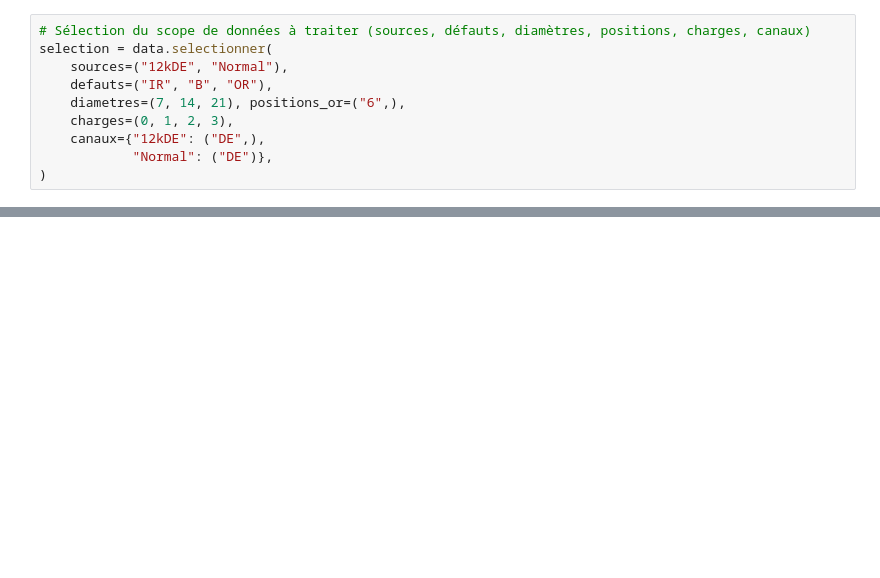
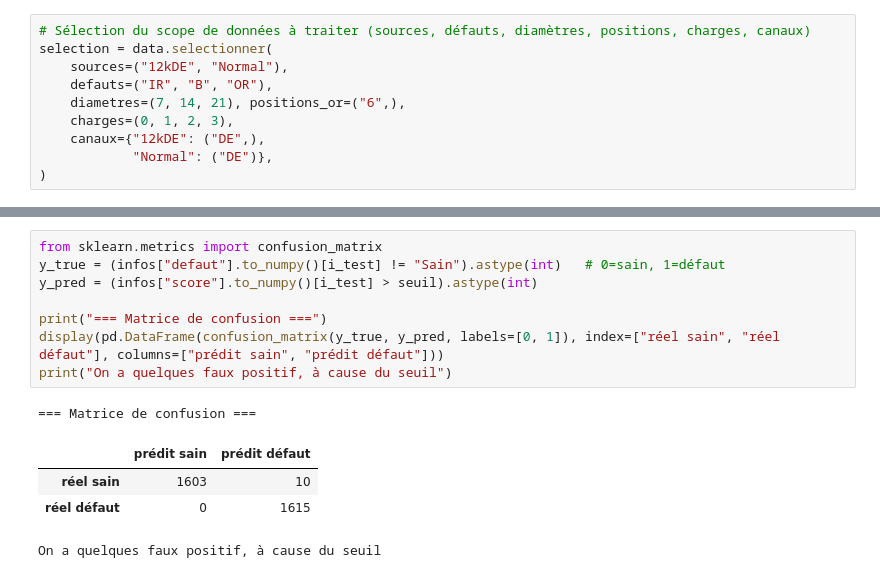
Before and after one commit to Robin3992/BDS_Fault_Detection, a Jupyter notebook: Codes/Robin/AutoEncoder_1.ipynb, the cells around one changed output, grey strips where cells are left out. Saved outputs shown, nothing was run; the diff lists cells and outputs as text; blank space fills up the shorter version.

```diff
--- a/Codes/Robin/AutoEncoder_1.ipynb
+++ b/Codes/Robin/AutoEncoder_1.ipynb
@@ -272,0 +307,14 @@ plt.legend(); plt.show()
+# %%
+from sklearn.metrics import confusion_matrix
+y_true = (infos["defaut"].to_numpy()[i_test] != "Sain").astype(int)   # 0=sain, 1=défaut
+y_pred = (infos["score"].to_numpy()[i_test] > seuil).astype(int)
+
+print("=== Matrice de confusion ===")
+display(pd.DataFrame(confusion_matrix(y_true, y_pred, labels=[0, 1]), index=["réel sain", "réel défaut"], columns=["prédit sain", "prédit défaut"]))
+print("On a quelques faux positif, à cause du seuil")
+# %% [output]
+=== Matrice de confusion ===
+|  | prédit sain | prédit défaut |
+| réel sain | 1603 | 10 |
+| réel défaut | 0 | 1615 |
+On a quelques faux positif, à cause du seuil
```
Also changed, not shown: parts of 19 cells of this notebook.
